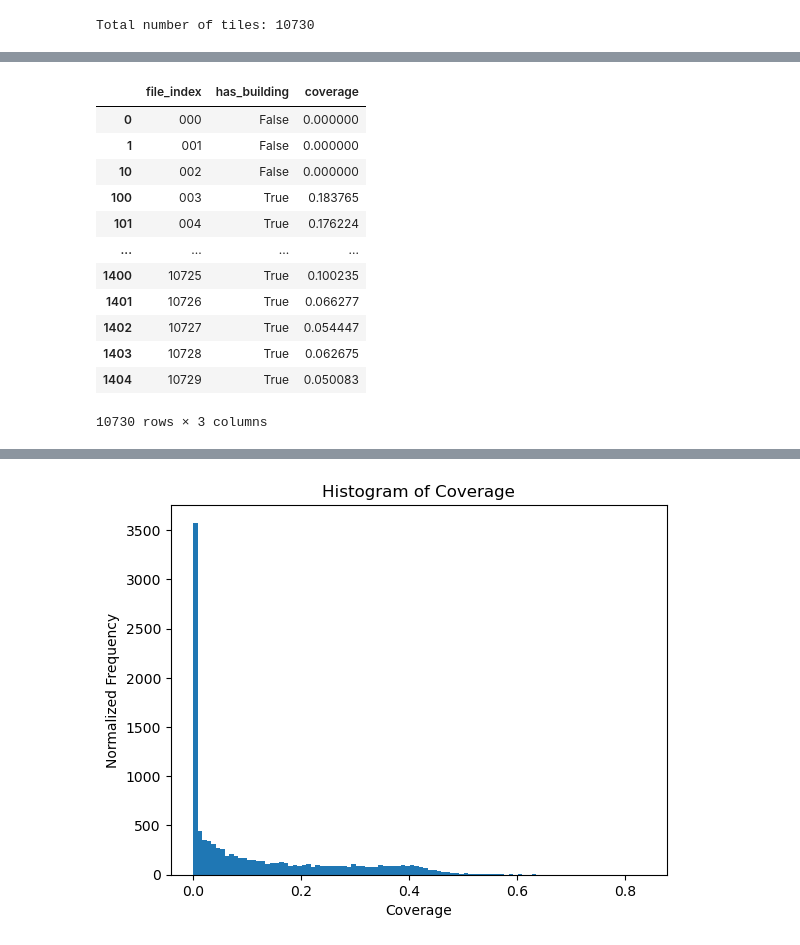
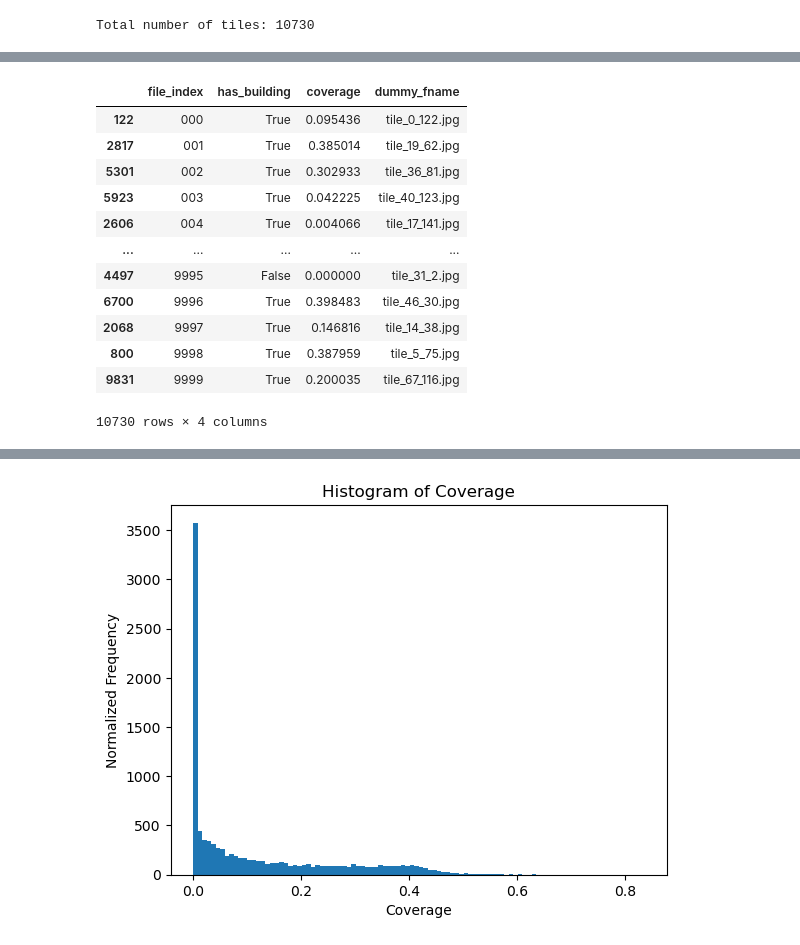
Before and after one commit to hongjiaherng/storm-damage-detection, a Jupyter notebook: notebooks/Shrinking the Labelling Space Building ROIs.ipynb, the cells around one changed output, grey strips where cells are left out. Saved outputs shown, nothing was run; the diff lists cells and outputs as text; code cells hidden in the pictures.

```diff
--- a/notebooks/Shrinking the Labelling Space Building ROIs.ipynb
+++ b/notebooks/Shrinking the Labelling Space Building ROIs.ipynb
@@ -70,6 +93,8 @@ num_tiles_y = (height // grid_y)
 print(f"Total number of tiles: {num_tiles_x * num_tiles_y}")
 
 pos_info = []
+all_roi_arr = np.zeros((10730, 512, 512), dtype=bool)
+all_map_arr = np.zeros((10730, 3, 512, 512), dtype=np.uint8)
 
 # Iterate over each tile
 for i in range(num_tiles_x): # col index
@@ -80,16 +105,31 @@ for i in range(num_tiles_x): # col index
         tile_width = min(grid_x, width - x_offset)
         tile_height = min(grid_y, height - y_offset)
 
-        tile_data = roi_ds.GetRasterBand(1).ReadAsArray(x_offset, y_offset, tile_width, tile_height)
+        tile_data = roi_ds.GetRasterBand(1).ReadAsArray(x_offset, y_offset, tile_width, tile_height) # (512, 512)
         has_building = np.any(tile_data == 1)
         building_proportion_in_tile = np.sum(tile_data) / (grid_x * grid_y)
+
+        map_arr = []
+        for band in range(1, 4):
+            tile_data2 = map_ds.GetRasterBand(band).ReadAsArray(x_offset, y_offset, tile_width, tile_height)
+            map_arr.append(tile_data2)
+
+        map_arr = np.array(map_arr) # (3, 512, 512)
+
+
+        dummy_fname = f"tile_{i}_{j}.jpg"
+        file_index = int(file_index_mapper[dummy_fname])
+        all_roi_arr[file_index, :, :] = tile_data
+        all_map_arr[file_index, :, :, :] = map_arr
+
+
 
         pos_info.append(
             {
                 "col_row": (i, j),
                 "has_building": has_building,
                 "coverage": building_proportion_in_tile,
-                "dummy_fname": f"tile_{i}_{j}.tif"
+                "dummy_fname": f"tile_{i}_{j}.jpg"
             }
         )
 # %% [output]
@@ -113,4 +153 @@ df
 10730 rows × 4 columns
-# %%
-df = df.sort_values(by="dummy_fname", ascending=True)
-df
@@ -131,3 +153,0 @@ df
-# %%
-df["file_index"] = [f"{x:03}" for x in np.arange(0, df.shape[0])]
-df
@@ -147,0 +154,3 @@ df
+# %%
+df["file_index"] = df["dummy_fname"].map(lambda x: file_index_mapper[x])
+df
@@ -148,17 +171,17 @@ df
 # %%
-df = df[["file_index", "has_building", "coverage"]]
+df = df[["file_index", "has_building", "coverage", "dummy_fname"]].sort_values(by="file_index")
 df
 # %% [output]
-|  | file_index | has_building | coverage |
-| 0 | 000 | False | 0.000000 |
-| 1 | 001 | False | 0.000000 |
-| 10 | 002 | False | 0.000000 |
-| 100 | 003 | True | 0.183765 |
-| 101 | 004 | True | 0.176224 |
-| ... | ... | ... | ... |
-| 1400 | 10725 | True | 0.100235 |
-| 1401 | 10726 | True | 0.066277 |
-| 1402 | 10727 | True | 0.054447 |
-| 1403 | 10728 | True | 0.062675 |
-| 1404 | 10729 | True | 0.050083 |
+|  | file_index | has_building | coverage | dummy_fname |
+| 122 | 000 | True | 0.095436 | tile_0_122.jpg |
+| 2817 | 001 | True | 0.385014 | tile_19_62.jpg |
+| 5301 | 002 | True | 0.302933 | tile_36_81.jpg |
+| 5923 | 003 | True | 0.042225 | tile_40_123.jpg |
+| 2606 | 004 | True | 0.004066 | tile_17_141.jpg |
+| ... | ... | ... | ... | ... |
+| 4497 | 9995 | False | 0.000000 | tile_31_2.jpg |
+| 6700 | 9996 | True | 0.398483 | tile_46_30.jpg |
+| 2068 | 9997 | True | 0.146816 | tile_14_38.jpg |
+| 800 | 9998 | True | 0.387959 | tile_5_75.jpg |
+| 9831 | 9999 | True | 0.200035 | tile_67_116.jpg |
-10730 rows × 3 columns
+10730 rows × 4 columns
```
Also changed, not shown: parts of 10 cells of this notebook, 1 other file.
